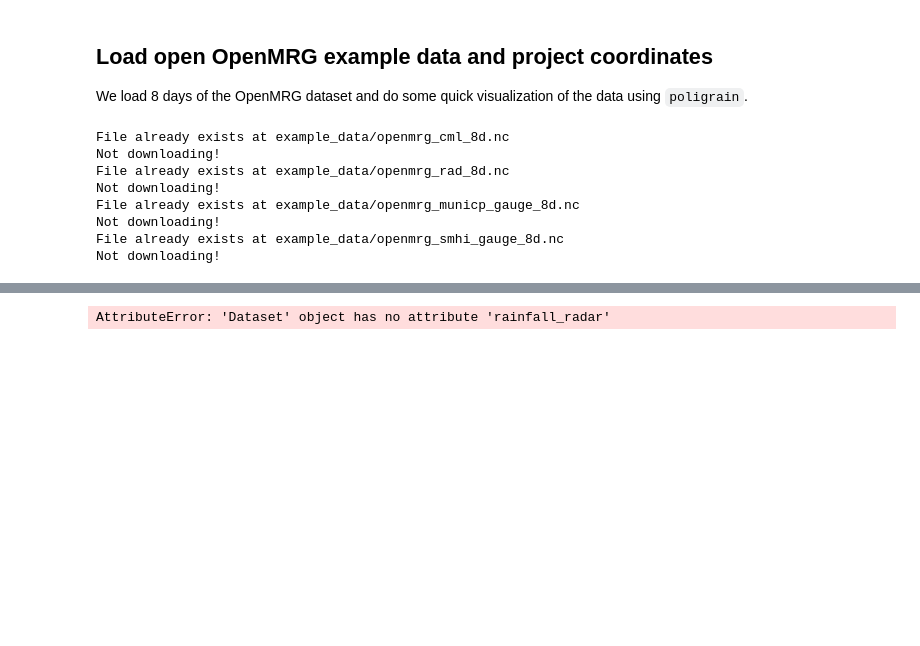
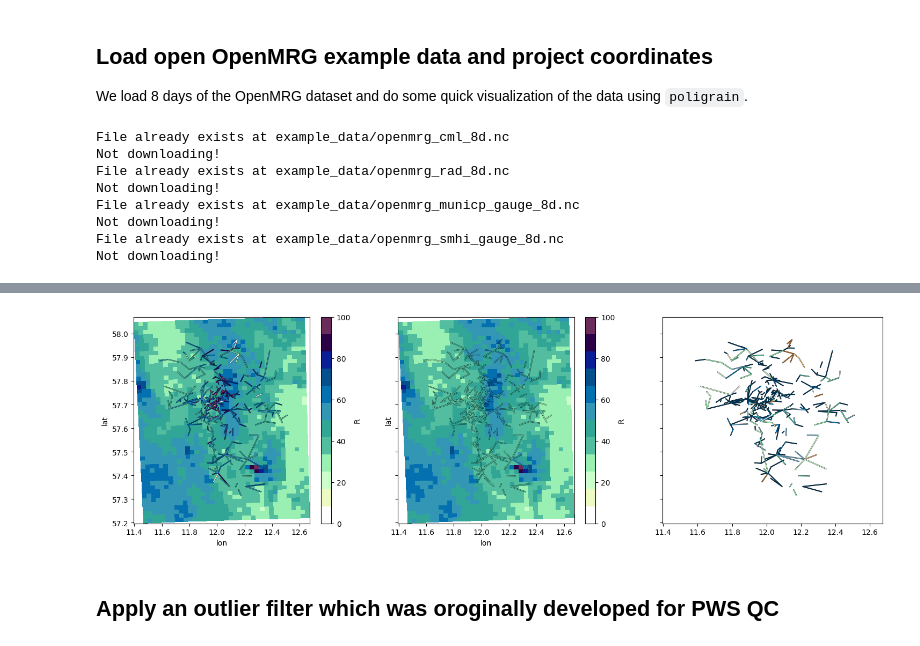
Before and after one commit to OpenSenseAction/opensense_software_ecosystem_example, a Jupyter notebook: example_workflow.ipynb, the cells around one changed output, grey strips where cells are left out. Saved outputs shown, nothing was run; the diff lists cells and outputs as text; code cells hidden in the pictures; blank space fills up the shorter version.

```diff
--- a/example_workflow.ipynb
+++ b/example_workflow.ipynb
@@ -138,45 +83,83 @@ for cml_id in tqdm.tqdm(ds_cmls.cml_id.values):
 # %%
+ds_cmls['tl'] = ds_cmls.tsl - ds_cmls.rsl
+
 # get radar along CMLs
 grid_at_lines = plg.spatial.GridAtLines(
-    da_gridded_data=ds_rad.rainfall_radar,
+    da_gridded_data=ds_rad.R,
     ds_line_data=ds_cmls,
 )
+da_radar_along_cmls = grid_at_lines(ds_rad.R)
 
-da_radar_along_cmls = grid_at_lines(ds_rad.rainfall_radar)
-
-ds_cmls['wet'] = (da_radar_along_cmls > 0.1).rolling(time=3, center=True).max()
+# wet-dry classification based on smoothed radar rain rates along each CML
+ds_cmls['wet'] = (da_radar_along_cmls > 0.1).rolling(time=6*3, center=True).max()
 ds_cmls['wet'] = ds_cmls.wet.ffill(dim='time')
 
 # calculate baseline
 ds_cmls["baseline"] = pycml.processing.baseline.baseline_constant(
     trsl=ds_cmls.tl,
     wet=ds_cmls.wet,
     n_average_last_dry=5,
 )
 
 # calculate wet antenna effect
 ds_cmls["A_obs"] = ds_cmls.tl - ds_cmls.baseline
 ds_cmls["A_obs"] = ds_cmls.A_obs.where(ds_cmls.A_obs >= 0, 0)
 ds_cmls["waa"] = pycml.processing.wet_antenna.waa_pastorek_2021_from_A_obs(
     A_obs=ds_cmls.A_obs,
     f_Hz=ds_cmls.frequency * 1e6,
     pol=ds_cmls.polarization.data,
     L_km=ds_cmls.length / 1000,
-    A_max=3,
+    A_max=4,
     zeta=0.7,
     d=0.15,
 )
 
 # calculate attenuation caused by rain and remove negative attenuation
 ds_cmls["A"] = ds_cmls.tl - ds_cmls.baseline - ds_cmls.waa
 ds_cmls["A"].data[ds_cmls.A < 0] = 0
 # derive rain rate via the k-R relation
 ds_cmls["R"] = pycml.processing.k_R_relation.calc_R_from_A(
     A=ds_cmls.A,
     L_km=ds_cmls.length.astype(float) / 1000,
     f_GHz=ds_cmls.frequency / 1000,
     pol=ds_cmls.polarization,
 )
-ds_cmls["R"].data[ds_cmls.R < 0.01] = 0
+ds_cmls["R"].data[ds_cmls.R < 0.1] = 0
+
+# Calcualte rainfall sums for plotting
+rad_sum = ds_rad.R.resample(time='1h').mean().sum(dim='time')
+cml_sum = ds_cmls.R.isel(sublink_id=0).resample(time='1h').mean().sum(dim='time')
+rad_along_cml_sum = da_radar_along_cmls.resample(time='1h').mean().sum(dim='time')
+
+# Plot data on maps
+fig, axs = plt.subplots(1, 3, figsize=(18, 5), sharex=True, sharey=True)
+
+plg.plot_map.plot_plg(
+    da_grid=rad_sum,
+    da_cmls=cml_sum,
+    vmin=0,
+    vmax=100,
+    cmap=cmap('precip_11lev'),
+    ax=axs[0],
+    kwargs_cmls_plot={"line_width": 1},
+)
+plg.plot_map.plot_plg(
+    da_grid=rad_sum,
+    da_cmls=rad_along_cml_sum,
+    kwargs_cmls_plot={"line_width": 1},
+    vmin=0,
+    vmax=100,
+    cmap=cmap('precip_11lev'),
+    ax=axs[1],
+)
+plg.plot_map.plot_plg(
+    #da_grid=rad_sum,
+    da_cmls=cml_sum - rad_along_cml_sum,
+    kwargs_cmls_plot={"line_width": 1, "vmin": -20, "vmax": 20, "cmap": cmap('precip_diff_12lev'),},
+    vmin=0,
+    vmax=100,
+    cmap="Grays",
+    ax=axs[2],
+);
 # %% [output]
-AttributeError: 'Dataset' object has no attribute 'rainfall_radar'
+[figure, added]
@@ -185,0 +166,2 @@ cml_sum = ds_cmls.R.isel(sublink_id=0).resample(time='1h').mean().sum(dim='time'
+# %% [markdown]
+## Apply an outlier filter which was oroginally developed for PWS QC
```
Also changed, not shown: parts of 18 cells of this notebook.
